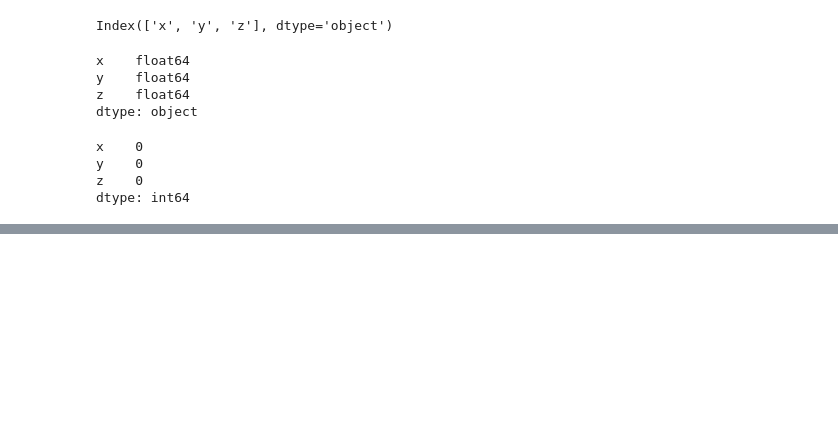
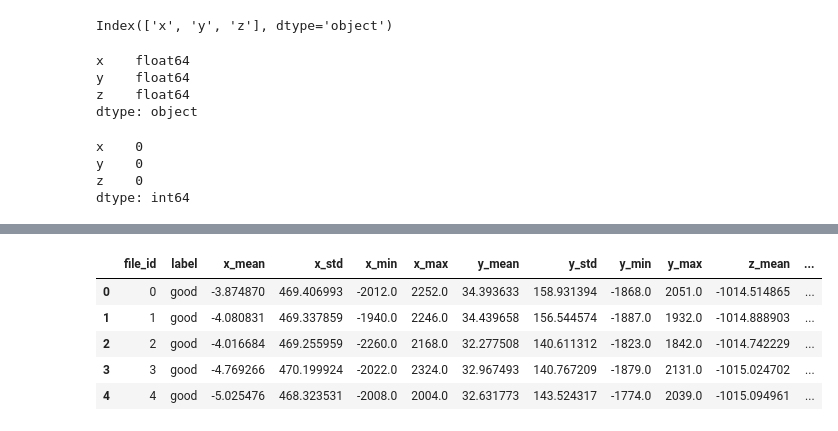
Before and after one commit to taruncodeplace6666/LTM_Multi-Agent-Predictive-Maintenance-Root-Cause-Analysis_T9943, a Jupyter notebook: notebooks/data_explorer.ipynb, the cells around one changed output, grey strips where cells are left out. Cells and saved outputs as stored; diff of their text form; code cells hidden in the pictures; blank space fills up the shorter version.

```diff
--- a/notebooks/data_explorer.ipynb
+++ b/notebooks/data_explorer.ipynb
@@ -80,0 +193,38 @@ dtype: int64
+# %%
+file_stats = []
+
+for i, df in enumerate(X_data):
+    stats = {
+        "file_id": i,
+        "label": y_data[i],
+
+        "x_mean": df["x"].mean(),
+        "x_std": df["x"].std(),
+        "x_min": df["x"].min(),
+        "x_max": df["x"].max(),
+
+        "y_mean": df["y"].mean(),
+        "y_std": df["y"].std(),
+        "y_min": df["y"].min(),
+        "y_max": df["y"].max(),
+
+        "z_mean": df["z"].mean(),
+        "z_std": df["z"].std(),
+        "z_min": df["z"].min(),
+        "z_max": df["z"].max(),
+
+        "n_samples": len(df)
+    }
+
+    file_stats.append(stats)
+# %%
+stats_df = pd.DataFrame(file_stats)
+
+stats_df.head()
+# %% [output]
+|  | file_id | label | x_mean | x_std | x_min | x_max | y_mean | y_std | y_min | y_max | z_mean | ... |
+| 0 | 0 | good | -3.874870 | 469.406993 | -2012.0 | 2252.0 | 34.393633 | 158.931394 | -1868.0 | 2051.0 | -1014.514865 | ... |
+| 1 | 1 | good | -4.080831 | 469.337859 | -1940.0 | 2246.0 | 34.439658 | 156.544574 | -1887.0 | 1932.0 | -1014.888903 | ... |
+| 2 | 2 | good | -4.016684 | 469.255959 | -2260.0 | 2168.0 | 32.277508 | 140.611312 | -1823.0 | 1842.0 | -1014.742229 | ... |
+| 3 | 3 | good | -4.769266 | 470.199924 | -2022.0 | 2324.0 | 32.967493 | 140.767209 | -1879.0 | 2131.0 | -1015.024702 | ... |
+| 4 | 4 | good | -5.025476 | 468.323531 | -2008.0 | 2004.0 | 32.631773 | 143.524317 | -1774.0 | 2039.0 | -1015.094961 | ... |
```
Also changed, not shown: parts of 20 cells of this notebook.
